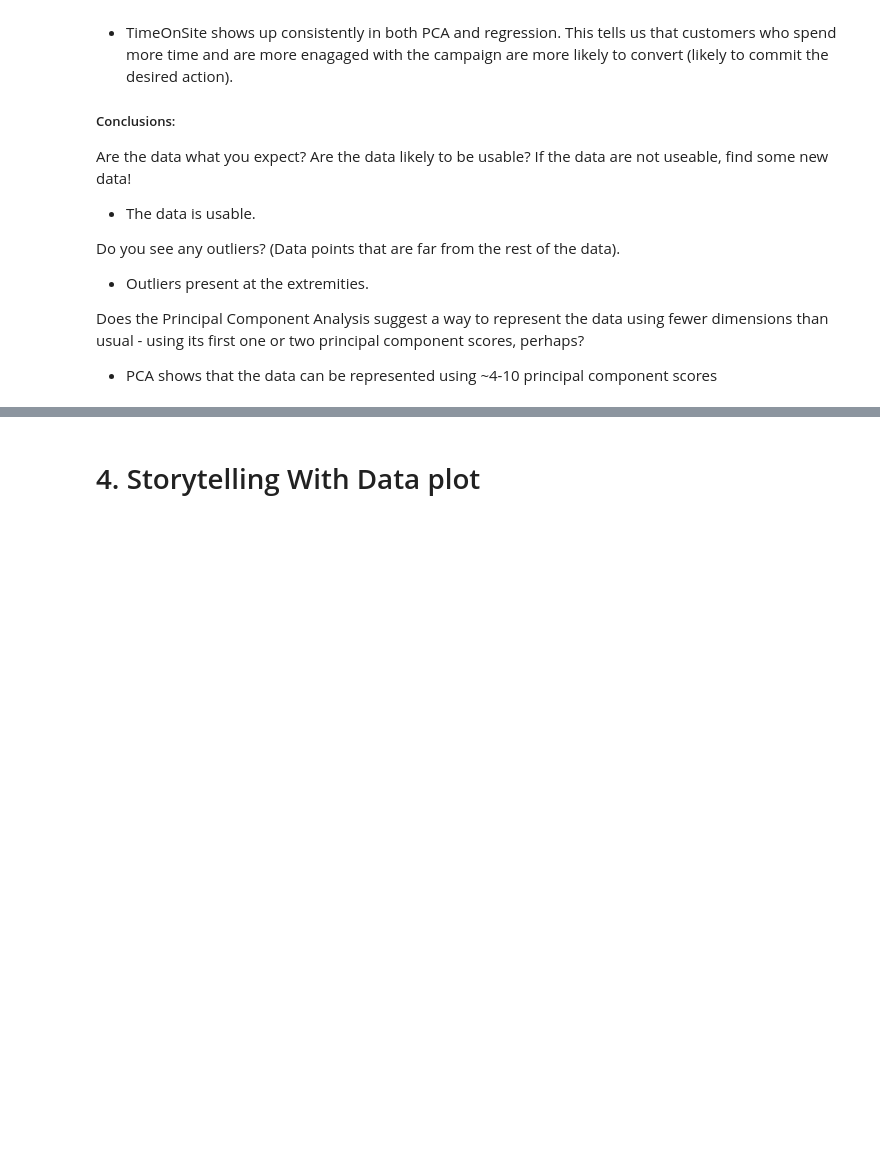
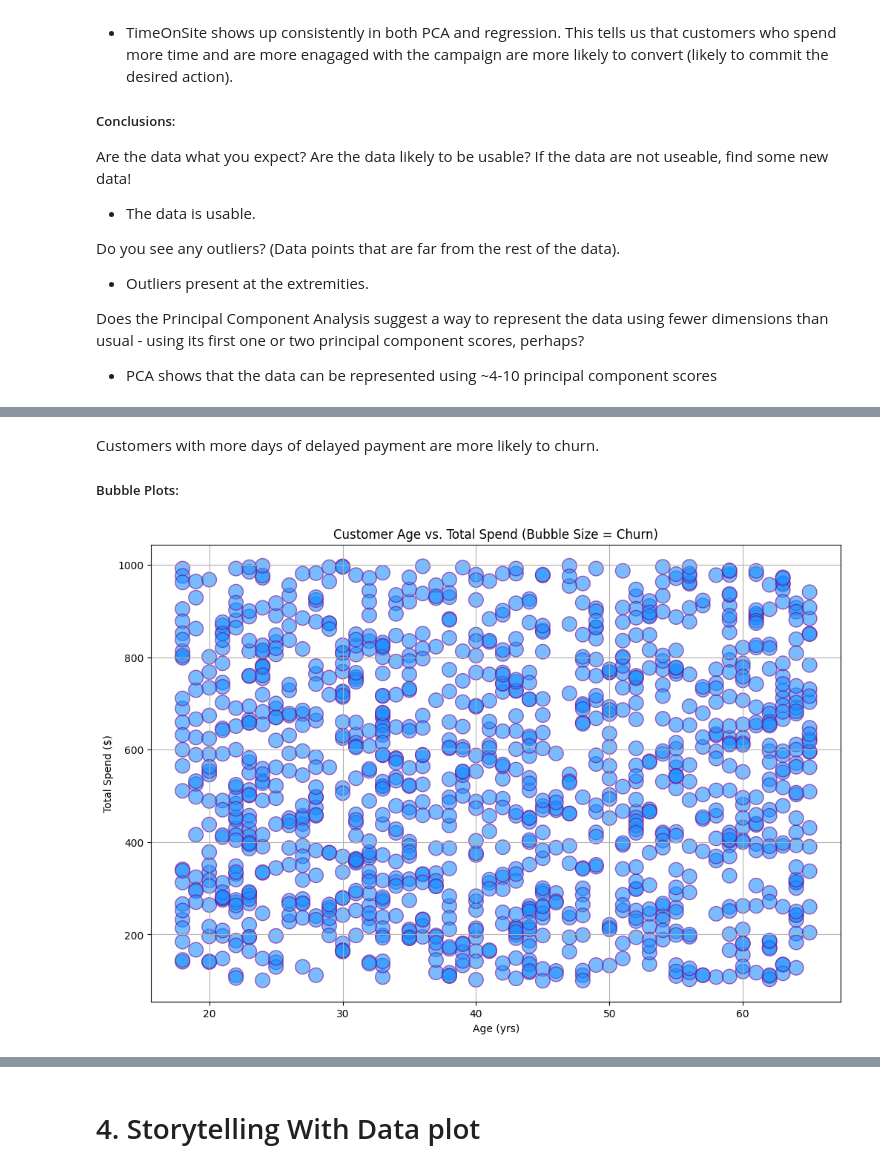
Before and after one commit to paumar2/DX699-MODB2, a Jupyter notebook: Week9.ipynb, the cells around one changed output, grey strips where cells are left out. Saved outputs shown, nothing was run; the diff lists cells and outputs as text; code cells hidden in the pictures; blank space fills up the shorter version.

```diff
--- a/Week9.ipynb
+++ b/Week9.ipynb
@@ -643,0 +731,26 @@ Does the Principal Component Analysis suggest a way to represent the data using
+# %% [markdown]
+Customers with more days of delayed payment are more likely to churn.
+
+##### Bubble Plots:
+# %%
+#bubble plot: age vs total spend, bubble size -> churn
+#take sample subset for bubble plots since dataset is large
+sampled_df = customer_churn.sample(n=2000, random_state=42)
+#plot
+plt.figure(figsize=(12,8))
+plt.scatter(
+    sampled_df['Age'],
+    sampled_df['Total Spend'],
+    s=sampled_df['Churn'] * 200, #churn=1 (churned) makes a bubble, 0 = tiny bubble/no churn
+    c='dodgerblue',
+    alpha=0.6,
+    edgecolors='purple')
+plt.title('Customer Age vs. Total Spend (Bubble Size = Churn)')
+plt.xlabel('Age (yrs)')
+plt.ylabel('Total Spend ($)')
+#plt.ylim(0, 200000)
+#plt.xlim(0, 100)
+plt.grid(True)
+plt.show()
+# %% [output]
+[figure, added]
```
Also changed, not shown: parts of 26 cells of this notebook.
